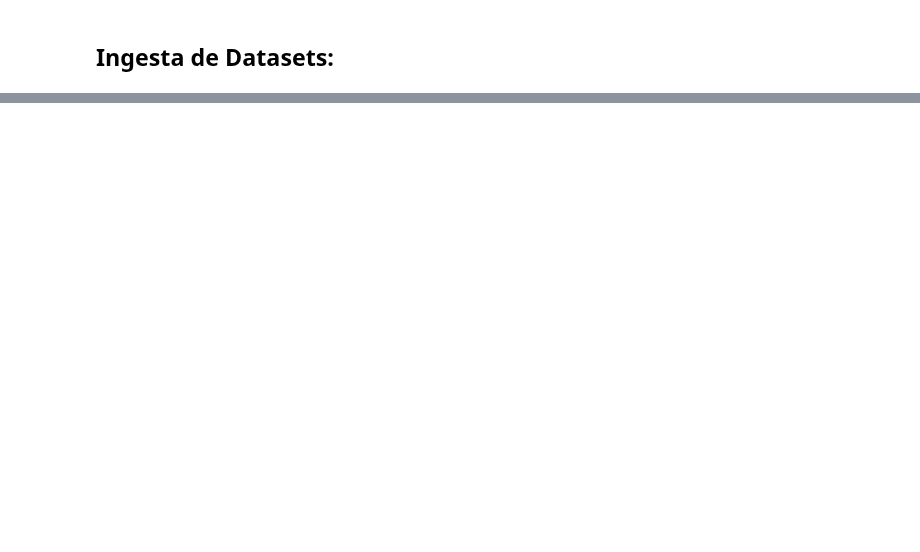
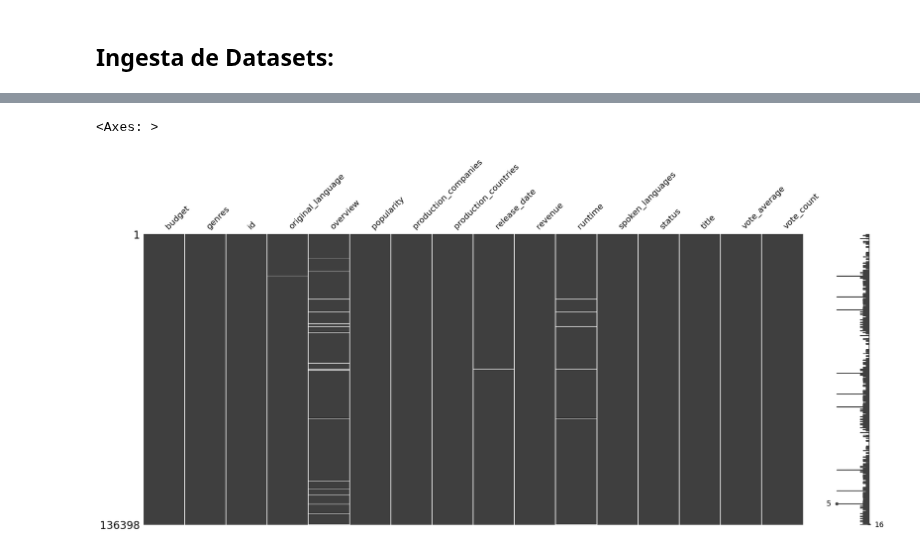
Before and after one commit to Lucaramallo/PI1_MLOps_Sistema_de_Recomendacion_Movies_ML, a Jupyter notebook: ETLs/ETL Movies/ETL Movies.ipynb, the cells around one changed output, grey strips where cells are left out. Drawn from its saved outputs; the diff is of its cells as text; code cells hidden in the pictures; blank space fills up the shorter version.

```diff
--- a/ETLs/ETL Movies/ETL Movies.ipynb
+++ b/ETLs/ETL Movies/ETL Movies.ipynb
@@ -29,0 +51,11 @@ df_movies.head(3)
+# %%
+# Suponiendo que ya tienes el DataFrame df_movies cargado o creado
+
+# Lista de columnas a eliminar
+columnas_a_eliminar = ['video', 'imdb_id', 'adult', 'original_title', 'poster_path', 'homepage','belongs_to_collection', 'tagline']
+
+# Utilizamos el método drop() para eliminar las columnas
+df_movies = df_movies.drop(columnas_a_eliminar, axis=1)
+
+# Si quieres aplicar los cambios directamente en el DataFrame original sin crear una copia, puedes usar el argumento inplace=True
+# df_movies.drop(columnas_a_eliminar, axis=1, inplace=True)
@@ -29,0 +64,5 @@ df_movies.head(3)
+# %%
+msno.matrix(df_movies)
+# %% [output]
+<Axes: >
+[figure, added]
```
Also changed, not shown: parts of 21 cells of this notebook.
